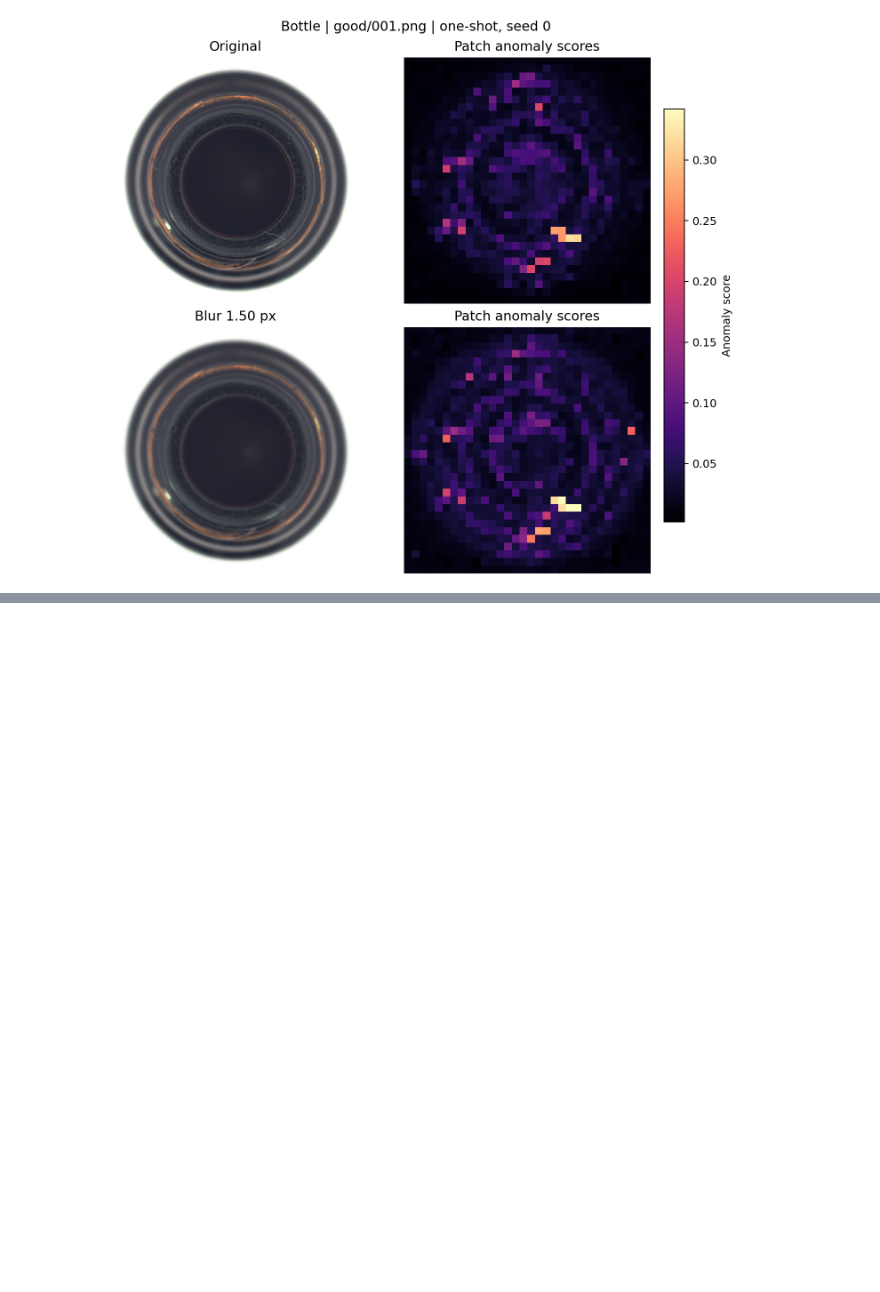
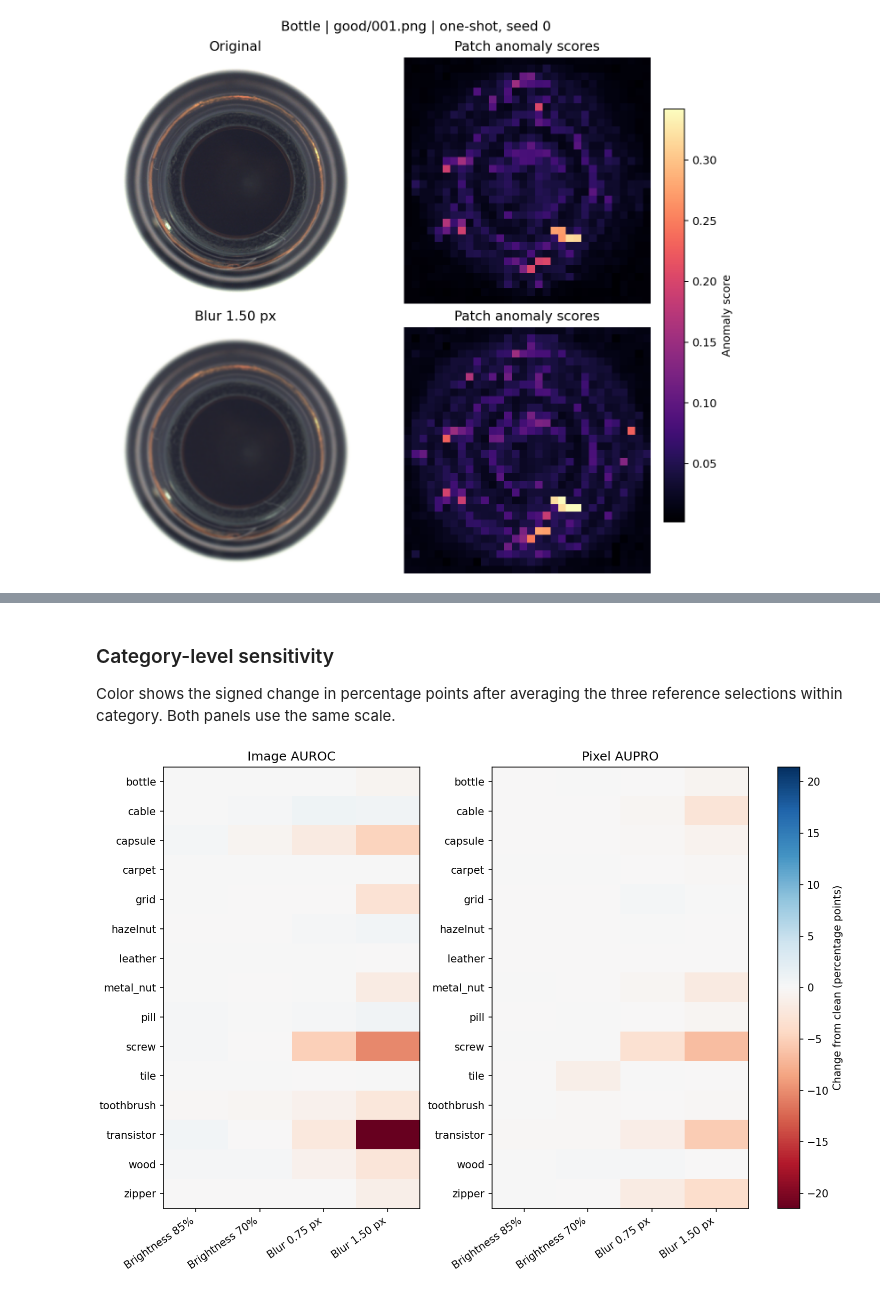
Before and after one commit to basharbd/msc-visual-anomaly-detection, a Jupyter notebook: notebooks/lighting_and_blur_robustness.ipynb, the cells around one changed output, grey strips where cells are left out. Cells and saved outputs as stored; diff of their text form; code cells hidden in the pictures; blank space fills up the shorter version.

Commit message:
Publish executed full lighting and blur notebook and reproduction steps

```diff
--- a/notebooks/lighting_and_blur_robustness.ipynb
+++ b/notebooks/lighting_and_blur_robustness.ipynb
@@ -80,0 +198,26 @@ Pending evaluation of the five conditions against original-resolution ground tru
+# %%
+from pathlib import Path
+import numpy as np
+import pandas as pd
+import matplotlib.pyplot as plt
+from IPython.display import display, Markdown, Image
+import io
+
+repo = Path.cwd()
+if repo.name == "notebooks":
+    repo = repo.parent
+reports = repo / "reports" / "lighting_blur"
+runs = pd.read_csv(reports / "per_run.csv")
+conditions = ["brightness_085", "brightness_070", "blur_075", "blur_150"]
+endpoints = ["image_auroc", "pixel_aupro", "image_ap", "image_f1max", "pixel_auroc", "pixel_f1max"]
+assert len(runs) == 180 and runs.category.nunique() == 15
+assert set(runs.condition) == set(conditions) and set(runs.seed) == {0, 1, 2}
+assert not runs.duplicated(["category", "seed", "condition"]).any()
+deltas = [m + "_change_pp" for m in endpoints]
+for metric, delta in zip(endpoints, deltas):
+    assert np.allclose(runs[delta], 100 * (runs[metric] - runs[metric + "_original"]), atol=1e-10, rtol=0)
+categories = runs.groupby(["category", "condition"])[deltas].mean()
+macro = categories.groupby("condition").mean().loc[conditions]
+archived = pd.read_csv(reports / "macro_change_pp.csv").set_index("condition")
+np.testing.assert_allclose(macro, archived.loc[conditions, deltas], atol=1e-10)
+display(macro.round(3))
@@ -80,0 +231,21 @@ Pending evaluation of the five conditions against original-resolution ground tru
+# %% [markdown]
+### Category-level sensitivity
+
+Color shows the signed change in percentage points after averaging the three reference selections within category. Both panels use the same scale.
+# %%
+labels = ["Brightness 85%", "Brightness 70%", "Blur 0.75 px", "Blur 1.50 px"]
+panels = [categories[m + "_change_pp"].unstack("condition")[conditions] for m in endpoints[:2]]
+limit = max(float(frame.abs().max().max()) for frame in panels) or 1.0
+fig, axes = plt.subplots(1, 2, figsize=(10, 7), constrained_layout=True)
+for ax, frame, title in zip(axes, panels, ["Image AUROC", "Pixel AUPRO"]):
+    plot = ax.imshow(frame, cmap="RdBu", vmin=-limit, vmax=limit, aspect="auto")
+    ax.set_xticks(range(4), labels, rotation=35, ha="right")
+    ax.set_yticks(range(len(frame)), frame.index)
+    ax.set_title(title)
+fig.colorbar(plot, ax=axes, label="Change from clean (percentage points)")
+png = io.BytesIO()
+fig.savefig(png, format="png", dpi=150)
+plt.close(fig)
+display(Image(data=png.getvalue()))
+# %% [output]
+[figure, added]
```
Also changed, not shown: parts of 9 cells of this notebook, 1 other file.
